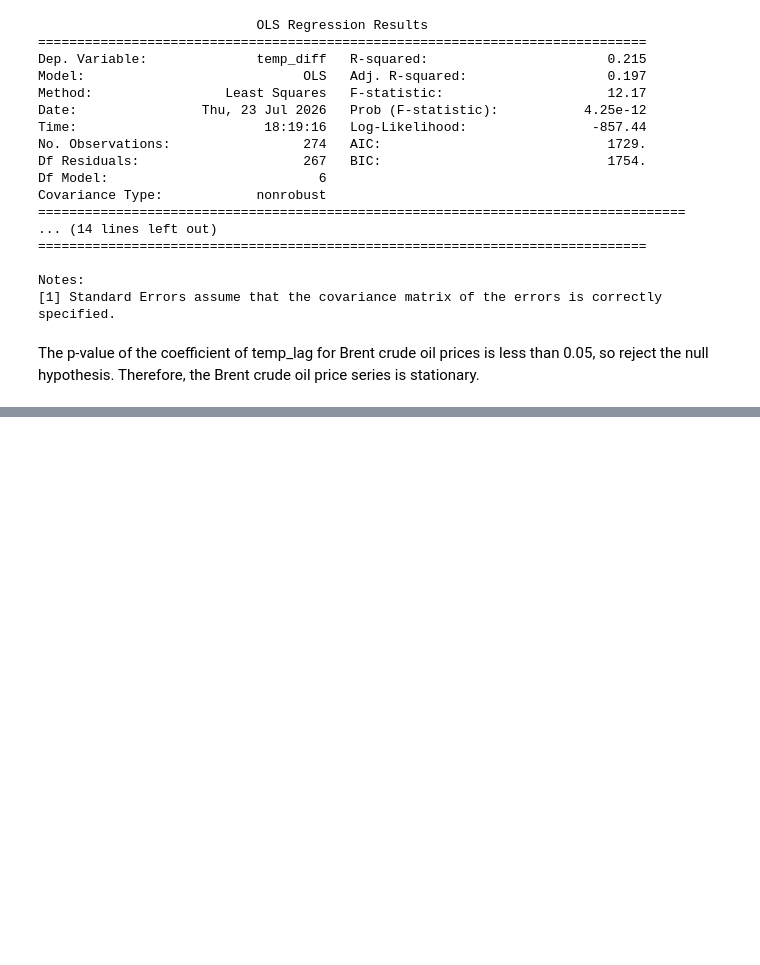
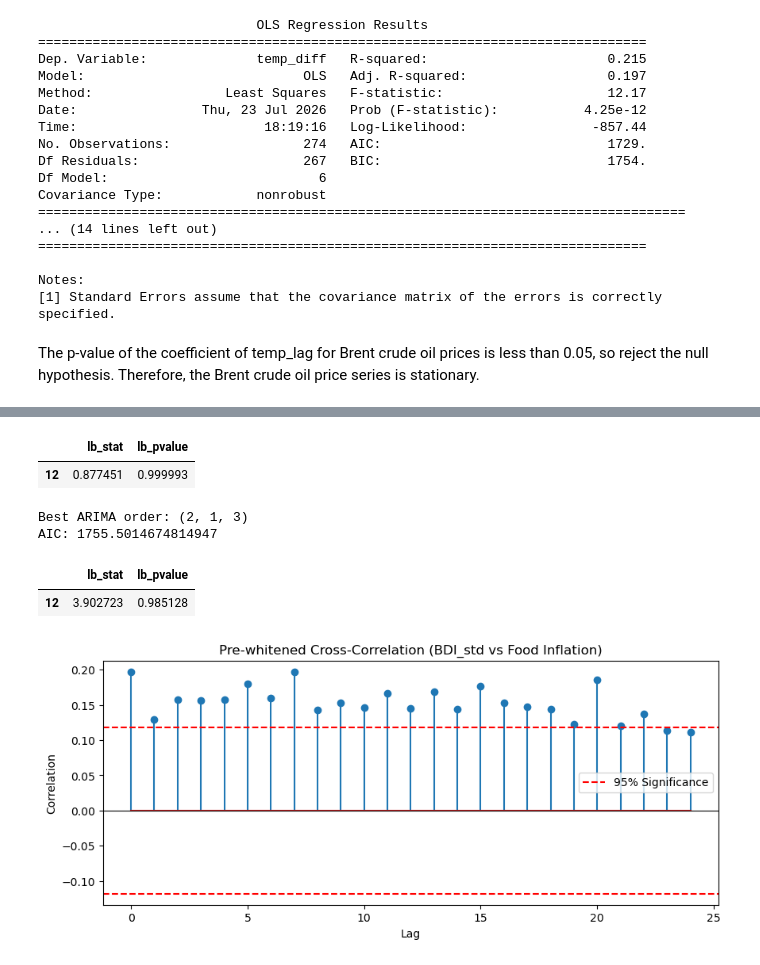
Before and after one commit to GorataB/Hackathon_PolyglotPioneers, a Jupyter notebook: Model_1_Statistical.ipynb, the cells around one changed output, grey strips where cells are left out. Drawn from its saved outputs; the diff is of its cells as text; code cells hidden in the pictures; blank space fills up the shorter version.

Commit message:
Cross correlation plots

```diff
--- a/Model_1_Statistical.ipynb
+++ b/Model_1_Statistical.ipynb
@@ -796,0 +923,76 @@ As an exploratory, step, we will also examine the Pea
+# %%
+# Check that residuals are white noise. You want p-value > 0.05, meaning no autocorrelation
+'''
+acorr_ljungbox(
+    model3.resid,
+    lags=[12],
+    return_df=True
+)
+# %% [output]
+|  | lb_stat | lb_pvalue |
+| 12 | 0.877451 | 0.999993 |
+# %%
+# Find ARIMA order for Brent_USD_per_barrel
+'''
+order4, aic, model4 = find_best_arima(
+    prediction_df["Brent_USD_per_barrel"]
+)
+
+print("Best ARIMA order:", order4)
+print("AIC:", aic)
+# %% [output]
+Best ARIMA order: (2, 1, 3)
+AIC: 1755.5014674814947
+# %%
+# Check that residuals are white noise. You want p-value > 0.05, meaning no autocorrelation
+'''
+acorr_ljungbox(
+    model4.resid,
+    lags=[12],
+    return_df=True
+)
+# %% [output]
+|  | lb_stat | lb_pvalue |
+| 12 | 3.902723 | 0.985128 |
+# %%
+# Plot pre-whitened CCF for BDI_std and food_price_inflation
+
+from statsmodels.tsa.ar_model import AutoReg
+from statsmodels.tsa.stattools import ccf
+
+# Fit an AR model on BDI_std (X) to "whiten" it
+# 'lags=1' or 'lags=2' is usually enough to remove the trend/memory
+model = AutoReg(prediction_df['BDI_std'], lags=1).fit()
+
+# Get the whitened X (the residuals where memory is removed)
+x_whitened = model.resid
+
+# Filter Food Inflation (Y) using the same AR parameters
+# Filter Y using the lag coefficient from X's model
+params = model.params
+y_whitened = prediction_df['food_price_inflation'] - params['const'] - params['BDI_std.L1'] * prediction_df['food_price_inflation'].shift(1)
+
+# Drop NaN values created by shifting
+valid_idx = x_whitened.dropna().index.intersection(y_whitened.dropna().index)
+x_clean = x_whitened.loc[valid_idx]
+y_clean = y_whitened.loc[valid_idx]
+
+# Plot the Cleaned CCF
+cross_corr = ccf(x_clean, y_clean, adjusted=False)[:25] # First 25 lags
+
+plt.figure(figsize=(10, 4))
+plt.stem(range(len(cross_corr)), cross_corr)
+plt.axhline(0, color='black', linewidth=0.8)
+
+# Add 95% Confidence Interval lines!
+n = len(x_clean)
+plt.axhline(1.96 / np.sqrt(n), color='red', linestyle='--', label='95% Significance')
+plt.axhline(-1.96 / np.sqrt(n), color='red', linestyle='--')
+
+plt.title("Pre-whitened Cross-Correlation (BDI_std vs Food Inflation)")
+plt.xlabel("Lag")
+plt.ylabel("Correlation")
+plt.legend()
+plt.show()
+# %% [output]
+[figure, added]
```
Also changed, not shown: parts of 17 cells of this notebook.
